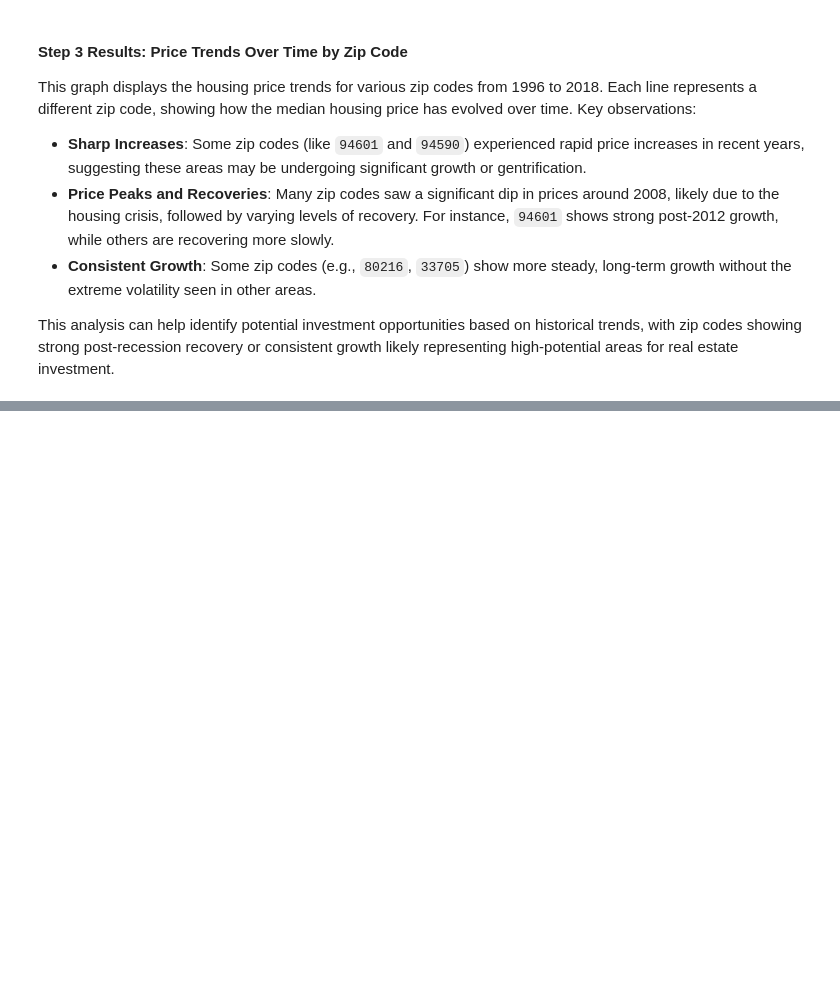
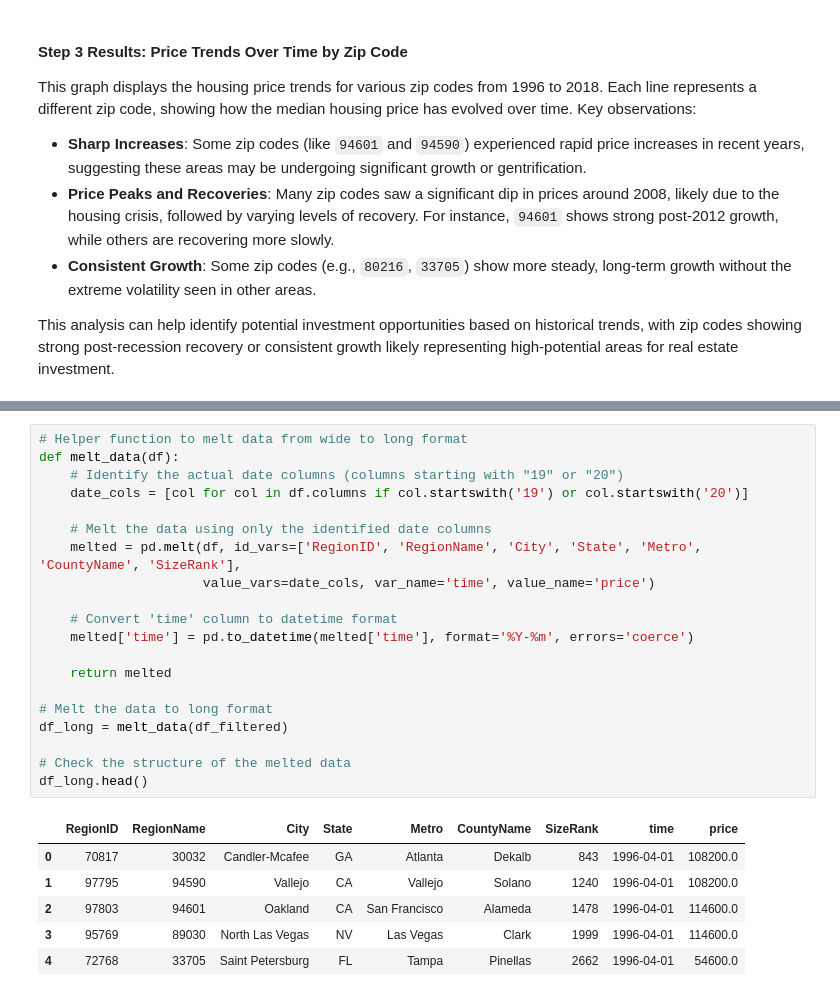
Before and after one commit to nealiyer88/Zillow, a Jupyter notebook: Zillow.ipynb, the cells around one changed output, grey strips where cells are left out. Drawn from its saved outputs; the diff is of its cells as text; blank space fills up the shorter version.

```diff
--- a/Zillow.ipynb
+++ b/Zillow.ipynb
@@ -169,0 +174,27 @@ This analysis can help identify potential investment opportunities based on hist
+# %%
+# Helper function to melt data from wide to long format
+def melt_data(df):
+    # Identify the actual date columns (columns starting with "19" or "20")
+    date_cols = [col for col in df.columns if col.startswith('19') or col.startswith('20')]
+
+    # Melt the data using only the identified date columns
+    melted = pd.melt(df, id_vars=['RegionID', 'RegionName', 'City', 'State', 'Metro', 'CountyName', 'SizeRank'],
+                     value_vars=date_cols, var_name='time', value_name='price')
+
+    # Convert 'time' column to datetime format
+    melted['time'] = pd.to_datetime(melted['time'], format='%Y-%m', errors='coerce')
+
+    return melted
+
+# Melt the data to long format
+df_long = melt_data(df_filtered)
+
+# Check the structure of the melted data
+df_long.head()
+# %% [output]
+|  | RegionID | RegionName | City | State | Metro | CountyName | SizeRank | time | price |
+| 0 | 70817 | 30032 | Candler-Mcafee | GA | Atlanta | Dekalb | 843 | 1996-04-01 | 108200.0 |
+| 1 | 97795 | 94590 | Vallejo | CA | Vallejo | Solano | 1240 | 1996-04-01 | 108200.0 |
+| 2 | 97803 | 94601 | Oakland | CA | San Francisco | Alameda | 1478 | 1996-04-01 | 114600.0 |
+| 3 | 95769 | 89030 | North Las Vegas | NV | Las Vegas | Clark | 1999 | 1996-04-01 | 114600.0 |
+| 4 | 72768 | 33705 | Saint Petersburg | FL | Tampa | Pinellas | 2662 | 1996-04-01 | 54600.0 |
```
Also changed, not shown: parts of 5 cells of this notebook.
